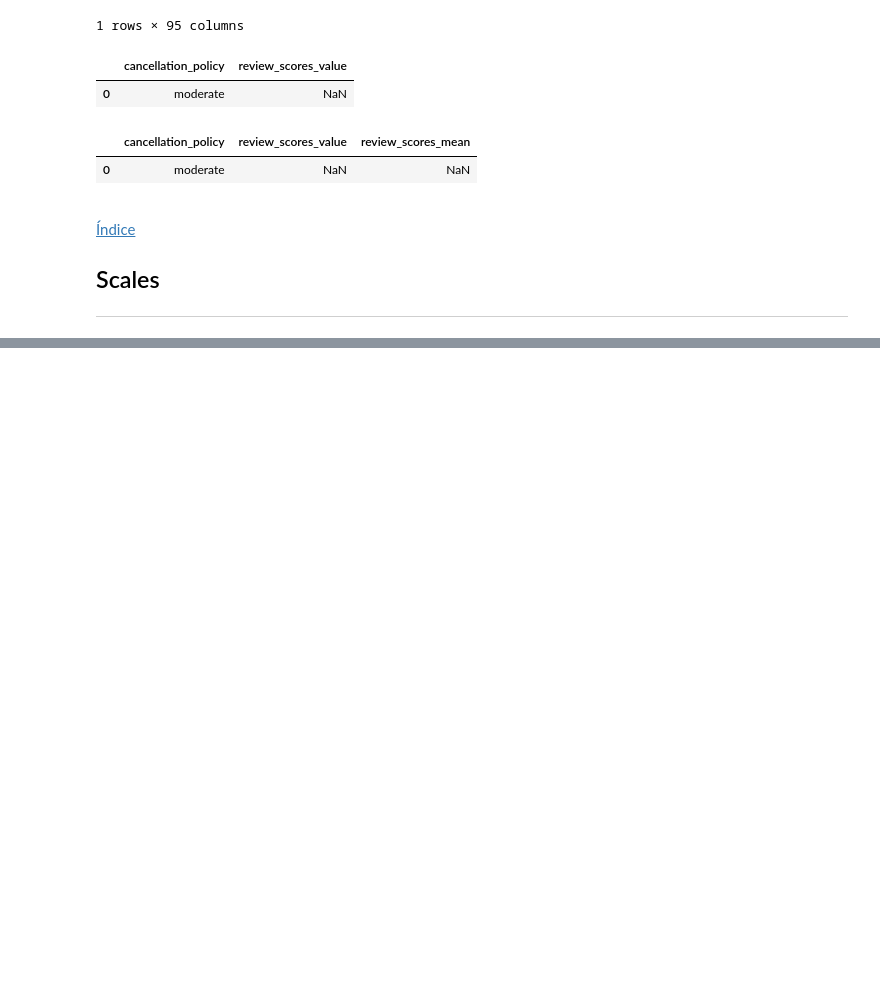
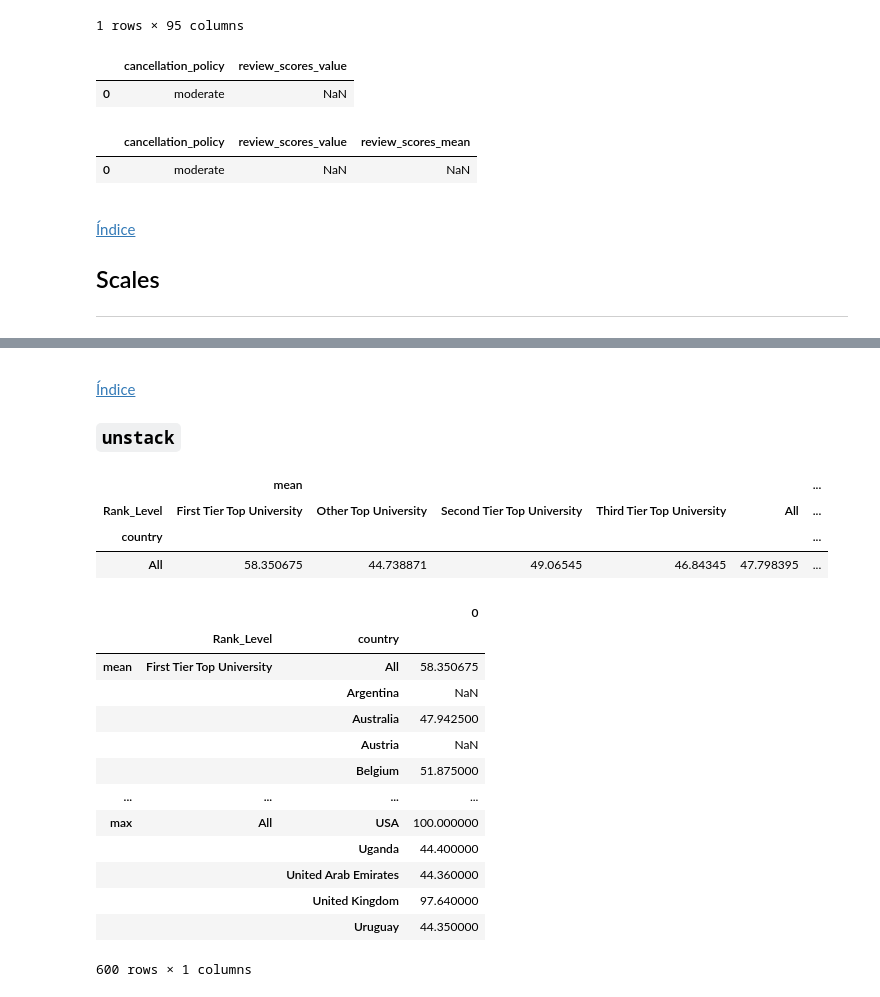
Before and after one commit to SantiGonzalezz/Applied-Data-Science-with-Python, a Jupyter notebook: 1. Introduction to Data Science in Python/Week 3/Pandas 2.ipynb, the cells around one changed output, grey strips where cells are left out. Saved outputs shown, nothing was run; the diff lists cells and outputs as text; code cells hidden in the pictures; blank space fills up the shorter version.

```diff
--- a/1. Introduction to Data Science in Python/Week 3/Pandas 2.ipynb
+++ b/1. Introduction to Data Science in Python/Week 3/Pandas 2.ipynb
@@ -700,0 +959,3 @@ df.groupby('cancellation_policy').apply(calc_mean_review_scores).head(1)
+# %%
+new_df = df.pivot_table(values='score', index='country',columns='Rank_Level',aggfunc=['mean', 'max'],
+                        margins=True)
@@ -700,0 +979,3 @@ df.groupby('cancellation_policy').apply(calc_mean_review_scores).head(1)
+# %%
+new_df = new_df.stack()
+new_df.head()
@@ -700,0 +990,30 @@ df.groupby('cancellation_policy').apply(calc_mean_review_scores).head(1)
+# %% [markdown]
+<a id='c-unstack'></a>
+
+[Índice](#index)
+
+### `unstack`
+# %%
+new_df.unstack().head(1)
+# %% [output]
+|  | mean |  |  |  |  | ... |
+| Rank_Level | First Tier Top University | Other Top University | Second Tier Top University | Third Tier Top University | All | ... |
+| country |  |  |  |  |  | ... |
+| All | 58.350675 | 44.738871 | 49.06545 | 46.84345 | 47.798395 | ... |
+# %%
+pd.DataFrame(new_df.unstack().unstack())
+# %% [output]
+|  |  |  | 0 |
+|  | Rank_Level | country |  |
+| mean | First Tier Top University | All | 58.350675 |
+|  |  | Argentina | NaN |
+|  |  | Australia | 47.942500 |
+|  |  | Austria | NaN |
+|  |  | Belgium | 51.875000 |
+| ... | ... | ... | ... |
+| max | All | USA | 100.000000 |
+|  |  | Uganda | 44.400000 |
+|  |  | United Arab Emirates | 44.360000 |
+|  |  | United Kingdom | 97.640000 |
+|  |  | Uruguay | 44.350000 |
+600 rows × 1 columns
```
Also changed, not shown: parts of 31 cells of this notebook.
